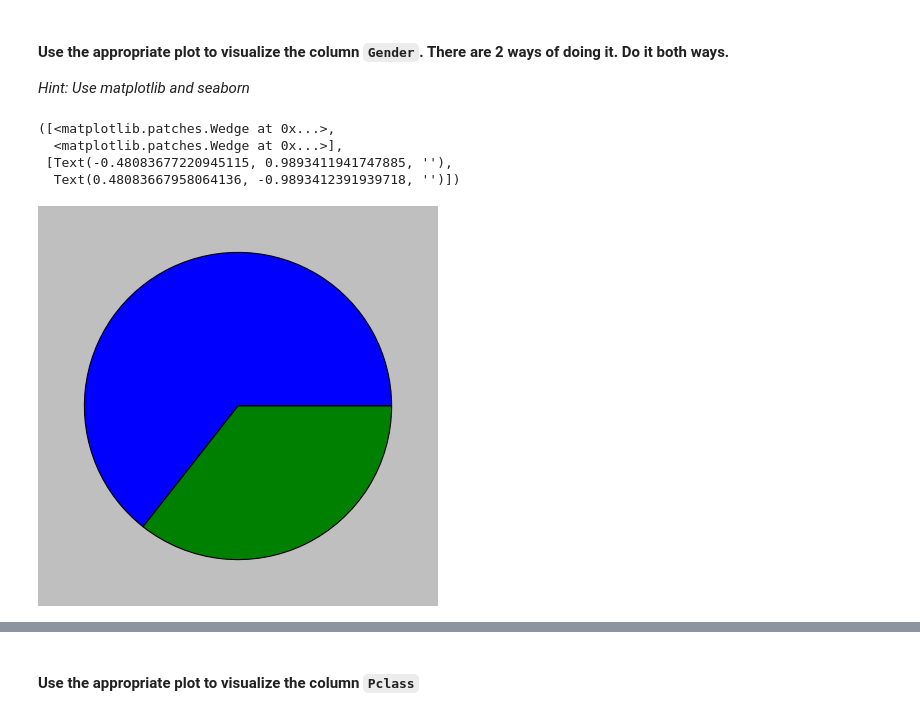
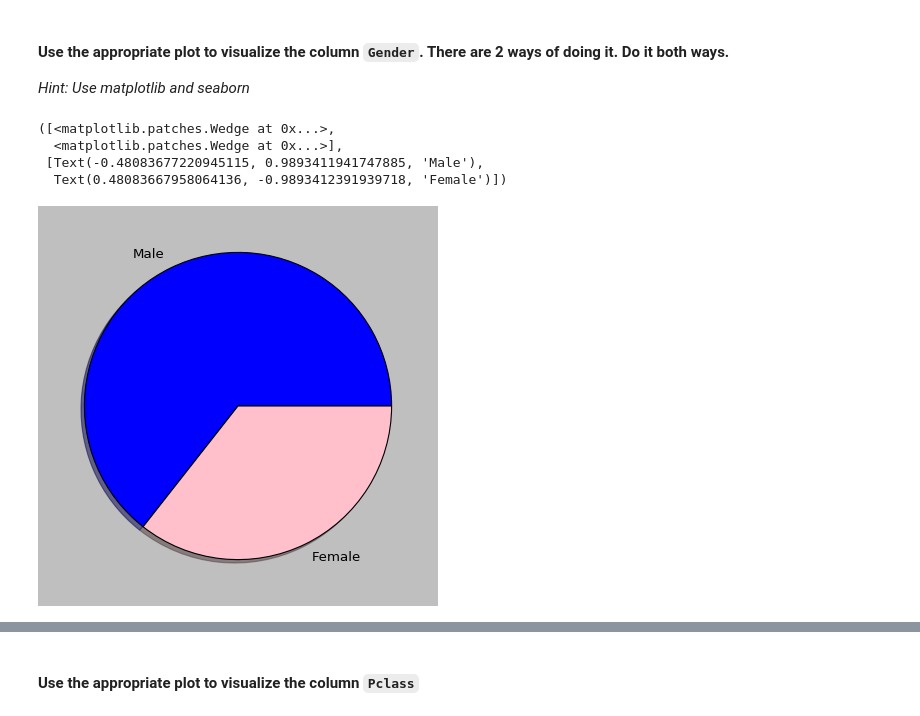
Before and after one commit to LauraRepullo/datamad0119, a Jupyter notebook: module-2/lab-matplotlib-seaborn/your-code/challenge-3.ipynb, the cells around one changed output, grey strips where cells are left out. Saved outputs shown, nothing was run; the diff lists cells and outputs as text; code cells hidden in the pictures.

```diff
--- a/module-2/lab-matplotlib-seaborn/your-code/challenge-3.ipynb
+++ b/module-2/lab-matplotlib-seaborn/your-code/challenge-3.ipynb
@@ -107,24 +107,14 @@ sns.distplot(titanic['Age'])
 #### Use the appropriate plot to visualize the column `Gender`. There are 2 ways of doing it. Do it both ways.
 
 *Hint: Use matplotlib and seaborn*
-# %%
-# your code here- 1st way
-plt.pie(titanic['Gender'].value_counts())labels=df['officer_name'],
-    # with no shadows
-    shadow=False,
-    # with colors
-    colors=colors,
-    # with one slide exploded out
-    explode=(0, 0, 0, 0, 0.15),
-    # with the start angle at 90%
-    startangle=90,
-    # with the percent listed as a fraction
-    autopct='%1.1f%%',
-# %% [output]
-([<matplotlib.patches.Wedge at 0x...>,
-  <matplotlib.patches.Wedge at 0x...>],
- [Text(-0.48083677220945115, 0.9893411941747885, ''),
-  Text(0.48083667958064136, -0.9893412391939718, '')])
-[figure, removed]
+# %%
+# your code here- 1st way
+plt.pie(titanic['Gender'].value_counts(), labels = ['Male', 'Female'], colors = ['b', 'pink'], shadow=True)
+# %% [output]
+([<matplotlib.patches.Wedge at 0x...>,
+  <matplotlib.patches.Wedge at 0x...>],
+ [Text(-0.48083677220945115, 0.9893411941747885, 'Male'),
+  Text(0.48083667958064136, -0.9893412391939718, 'Female')])
+[figure, added]
 # %%
 # your code here- 2nd way
```
Also changed, not shown: parts of 6 cells of this notebook.
